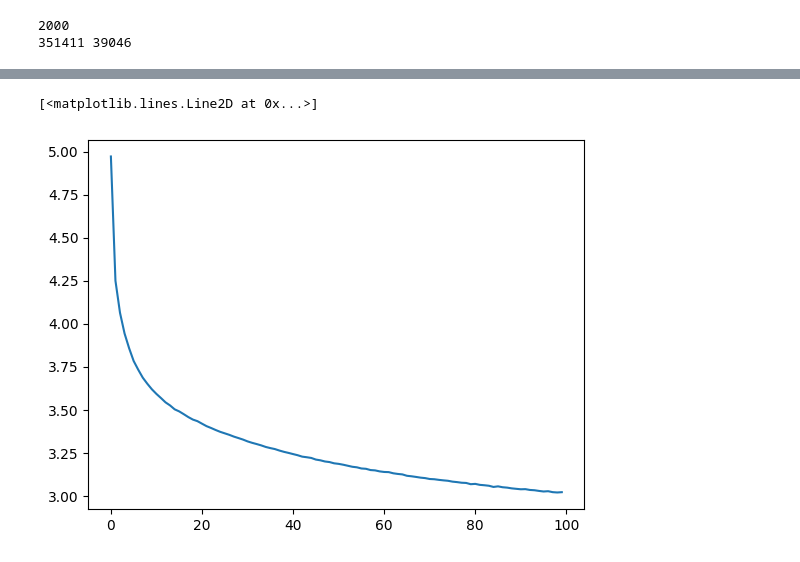
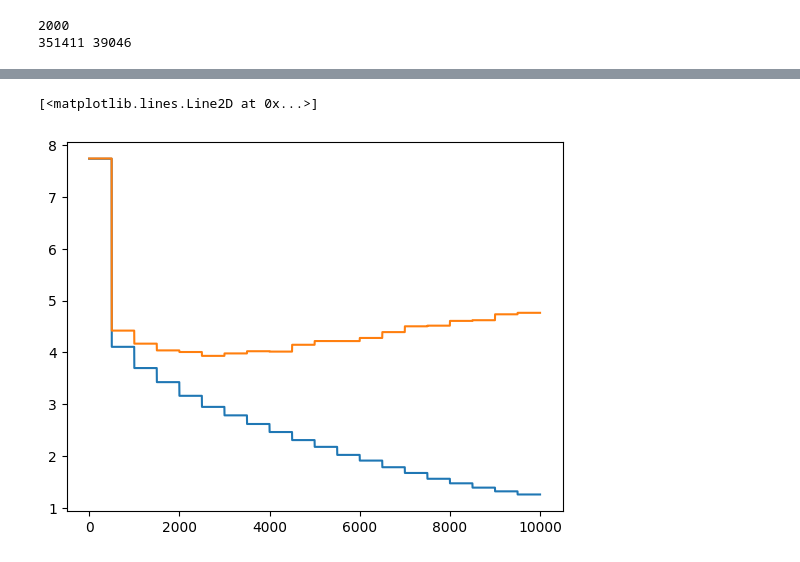
Before and after one commit to Manuel-2011/neural_networks_experiments, a Jupyter notebook: simple_gpt.ipynb, the cells around one changed output, grey strips where cells are left out. Cells and saved outputs as stored; diff of their text form; code cells hidden in the pictures.

Commit message:
Trained a simple GPT model in spanish

```diff
--- a/simple_gpt.ipynb
+++ b/simple_gpt.ipynb
@@ -135,13 +136,10 @@ heads_num = 4
 device = 'cuda' if torch.cuda.is_available() else 'cpu'
 # %%
 # Create the dataset
-with open('shakespeare.txt') as file:
-    content = file.read()
-
 stoi = {s:i for i,s in tokenizer.vocabulary.items()}
 print(len(tokenizer.vocabulary))
 
-tokenized = torch.tensor(tokenizer.encode(content))
+tokenized = torch.tensor(tokenizer.encode(corpus))
 n = int(0.9*len(tokenized))
 train_data = tokenized[:n]
 val_data = tokenized[n:]
@@ -215,6 +213,8 @@ class Head(nn.Module):
         self.Wk = nn.Parameter(torch.randn((inp_dim, h_dim), device=device) * inp_dim**-0.5)
         self.Wv = nn.Parameter(torch.randn((inp_dim, h_dim), device=device) * inp_dim**-0.5)
         self.tril = torch.tril(torch.ones(block_size, block_size, device=device))
+
+        self.dropout = nn.Dropout(droput)
 
     def forward(self, x):
         B, T, C = x.shape
@@ -225,6 +225,7 @@ class Head(nn.Module):
         attention *= Q.shape[-1]**-0.5
         masked_attention = attention.masked_fill(self.tril[:T,:T] == 0, -torch.inf) # Mask future tokens. The [:T,:T] is to be able to work with inputs of less than T tokens, this is helpful for generation
         att_weights = F.softmax(masked_attention, dim=2) # Regularize the weights
+        att_weights = self.dropout(att_weights)
         return att_weights @ V # [B,T,T]@[B,T,C] = [B,T,C] Make a weighted average of the vectors the possition attends to
 
 class MultiHeadAttention(nn.Module):
@@ -233,9 +234,12 @@ class MultiHeadAttention(nn.Module):
         self.heads = nn.ModuleList([Head(input_dim, head_dim//num_heads, block_size) for _ in range(num_heads)])
         self.linear = nn.Linear(head_dim, input_dim)
 
+        self.droput = nn.Dropout(droput)
+
     def forward(self, x):
         att = torch.cat([h(x) for h in self.heads], dim=-1)
         att = self.linear(att)
+        att = self.droput(att)
         return att
 
 class Block(nn.Module):
@@ -246,7 +250,8 @@ class Block(nn.Module):
         self.ffd = nn.Sequential(
             nn.Linear(emb_dim, 4*emb_dim), # scale up
             nn.ReLU(),
-            nn.Linear(4*emb_dim, emb_dim) # scale down again for compatibility with the residual connections
+            nn.Linear(4*emb_dim, emb_dim), # scale down again for compatibility with the residual connections
+            nn.Dropout(droput)
         )
         self.ln2 = nn.LayerNorm(emb_dim)
 
@@ -266,7 +271,7 @@ class GPTModel(nn.Module):
 
         self.blocks = nn.Sequential(*[Block(heads_num, emb_dim, block_size) for _ in range(blocks_num)]) # Without the * it breaks
 
-        self.final_dropout = nn.Dropout(0.4)
+        self.final_dropout = nn.Dropout(droput)
 
         self.final_proj = nn.Linear(head_dim, len(tokenizer.vocabulary))
 
@@ -298,21 +303,25 @@ def estimate_loss():
         x, y = get_batch('train')
         _, loss = model(x, y)
         losses.append(loss)
-    print(f'Train loss: {sum(losses)/samples:.2f}', end='\t')
+    train_loss = sum(losses)/samples
+    print(f'Train loss: {train_loss:.2f}', end='\t')
     # Estimate Validation loss
     losses = []
     for i in range(samples):
         x, y = get_batch('valid')
         _, loss = model(x, y)
         losses.append(loss)
-    print(f'Val loss: {sum(losses)/samples:.2f}')
+    val_loss = sum(losses)/samples
+    print(f'Val loss: {val_loss:.2f}')
     model.train()
+    return train_loss, val_loss
 # %%
 import math
 
-steps = 100000
-learning_rate = 1e-3
-lossi = []
+steps = 10000
+learning_rate = 3e-4
+train_lossi = []
+val_lossi = []
 
 model = GPTModel()
 model.train()
@@ -328,8 +337,8 @@ print('baseline loss', -math.log(1/len(tokenizer.vocabulary)))
 for i in range(steps):
     x, y = get_batch('train')
     logits, loss = model(x, y)
-    if i % 10000 == 0:
-        estimate_loss()
+    if i % 500 == 0:
+        train_loss, val_loss = estimate_loss()
 
     # Update the weights
     optimizer.zero_grad(set_to_none=True)
@@ -337,6 +346,6 @@ for i in range(steps):
     optimizer.step()
 
     # Track stats
-    lossi.append(loss.item())
-loss.item()
+    train_lossi.append(train_loss)
+    val_lossi.append(val_loss)
 # %% [output]
@@ -356,9 +369,10 @@ Train loss: 2.73        Val loss: 4.94
 # %%
 import matplotlib.pyplot as plt
-plt.plot(torch.tensor(lossi).view(-1, 1000).mean(1))
+plt.plot(torch.tensor(train_lossi))
+plt.plot(torch.tensor(val_lossi))
 # %% [output]
 [<matplotlib.lines.Line2D at 0x...>]
-[figure, old version]
+[figure, new version]
 # %%
 # Generation
 model.eval()
```
Also changed, not shown: parts of 6 cells of this notebook, 5 other files.
